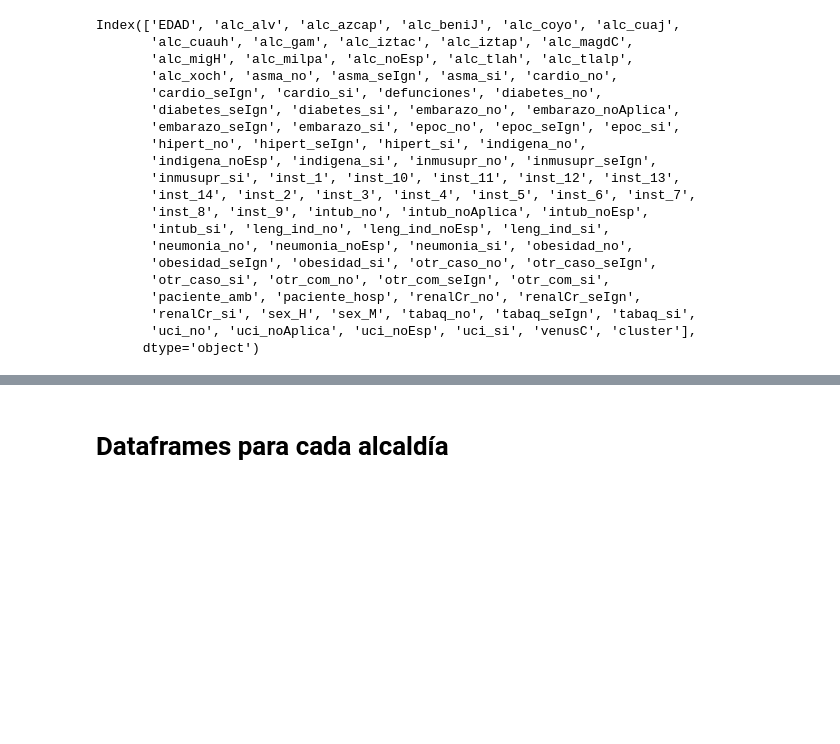
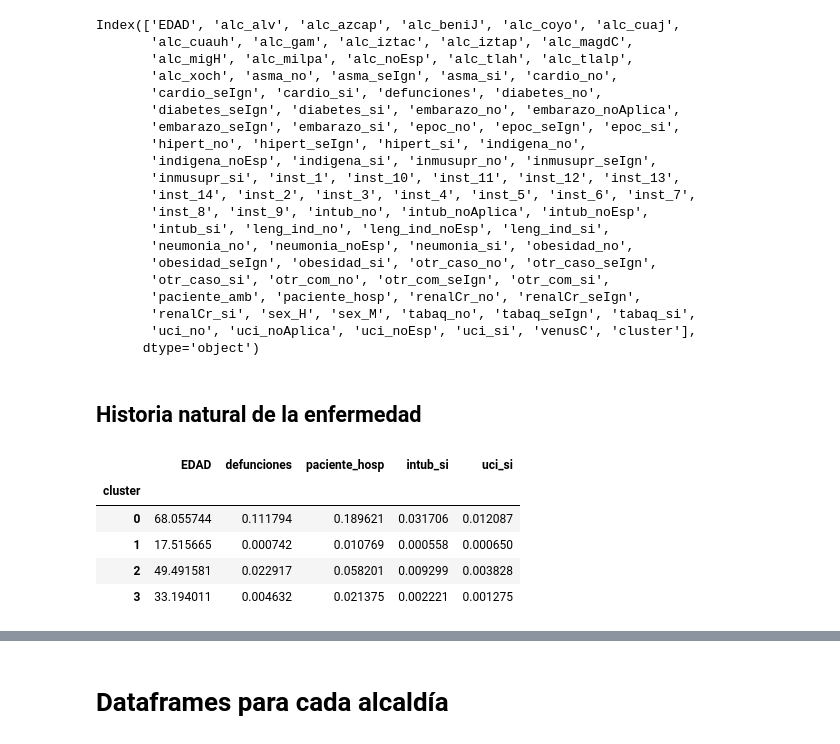
Before and after one commit to MauricioTellezNava/viropolitica_poblacionCDMX, a Jupyter notebook: maquetando_v2.ipynb, the cells around one changed output, grey strips where cells are left out. Cells and saved outputs as stored; diff of their text form; code cells hidden in the pictures; blank space fills up the shorter version.

```diff
--- a/maquetando_v2.ipynb
+++ b/maquetando_v2.ipynb
@@ -111,3 +116,14 @@ Index(['EDAD', 'alc_alv', 'alc_azcap', 'alc_beniJ', 'alc_coyo', 'alc_cuaj',
        'renalCr_si', 'sex_H', 'sex_M', 'tabaq_no', 'tabaq_seIgn', 'tabaq_si',
        'uci_no', 'uci_noAplica', 'uci_noEsp', 'uci_si', 'venusC', 'cluster'],
       dtype='object')
+# %% [markdown]
+## Historia natural de la enfermedad
+# %%
+X_pivot[["EDAD", "defunciones", "paciente_hosp", "intub_si", "uci_si"]]
+# %% [output]
+|  | EDAD | defunciones | paciente_hosp | intub_si | uci_si |
+| cluster |  |  |  |  |  |
+| 0 | 68.055744 | 0.111794 | 0.189621 | 0.031706 | 0.012087 |
+| 1 | 17.515665 | 0.000742 | 0.010769 | 0.000558 | 0.000650 |
+| 2 | 49.491581 | 0.022917 | 0.058201 | 0.009299 | 0.003828 |
+| 3 | 33.194011 | 0.004632 | 0.021375 | 0.002221 | 0.001275 |
```
Also changed, not shown: parts of 10 cells of this notebook.
